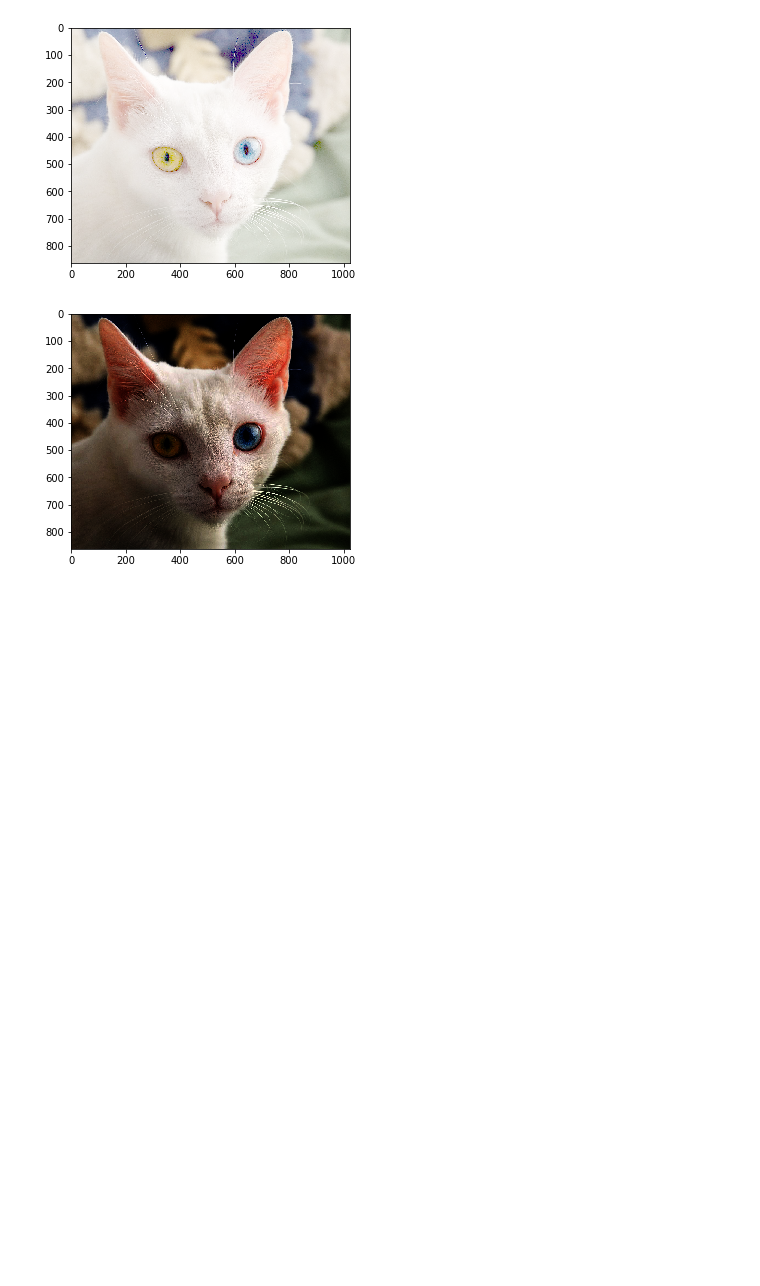
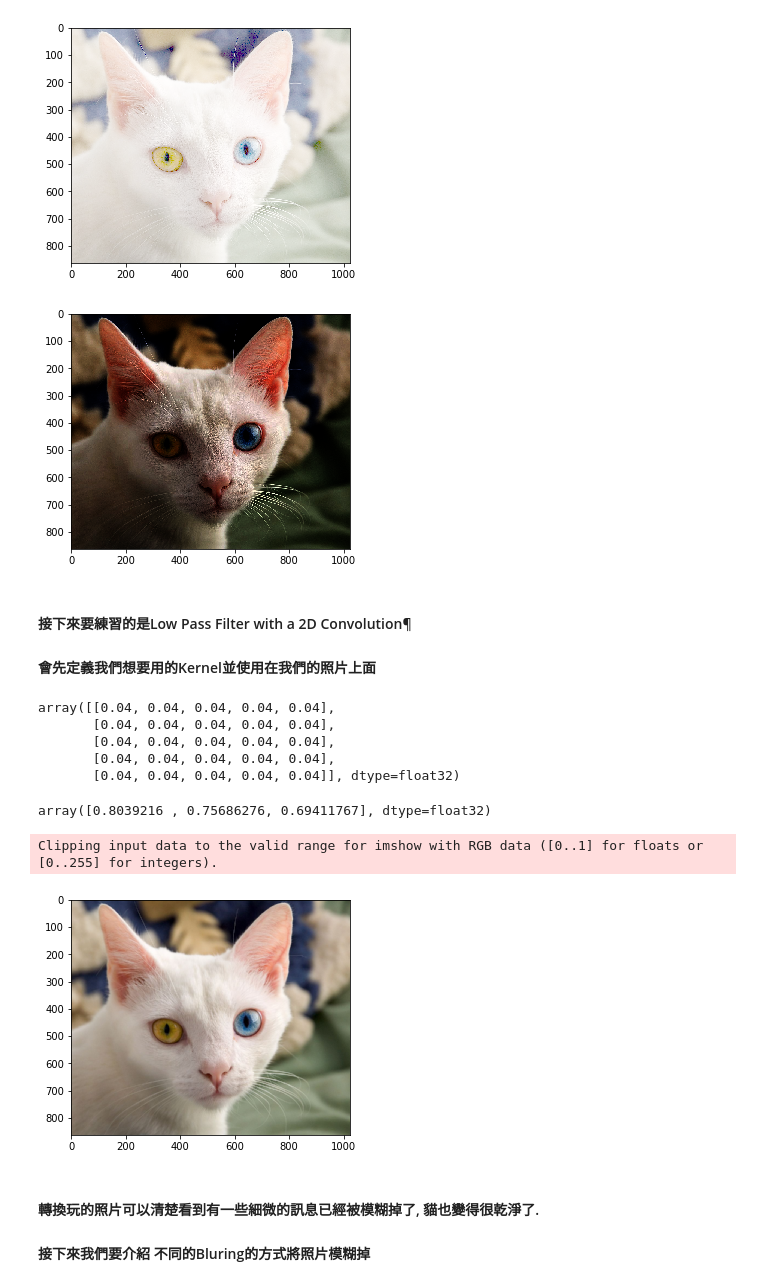
Before and after one commit to WillyLIFEexp/Learning_OPENCV, a Jupyter notebook: Part_3/Blurring_Smoothing.ipynb, the cells around one changed output. Cells and saved outputs as stored; diff of their text form; code cells hidden in the pictures; blank space fills up the shorter version.

```diff
--- a/Part_3/Blurring_Smoothing.ipynb
+++ b/Part_3/Blurring_Smoothing.ipynb
@@ -38,3 +38,36 @@ effected_img = np.power(img,gamma)
 display(effected_img)
 # %% [output]
 [figure]
+# %% [markdown]
+#### 接下來要練習的是Low Pass Filter with a 2D Convolution¶
+#### 會先定義我們想要用的Kernel並使用在我們的照片上面
+# %%
+our_kernel = np.ones(shape=(5,5),dtype=np.float32)/25
+our_kernel
+# %% [output]
+array([[0.04, 0.04, 0.04, 0.04, 0.04],
+       [0.04, 0.04, 0.04, 0.04, 0.04],
+       [0.04, 0.04, 0.04, 0.04, 0.04],
+       [0.04, 0.04, 0.04, 0.04, 0.04],
+       [0.04, 0.04, 0.04, 0.04, 0.04]], dtype=float32)
+# %%
+# 將照片讀進來
+img = load()
+# 等等將要看差異
+img[0][0]
+# %% [output]
+array([0.8039216 , 0.75686276, 0.69411767], dtype=float32)
+# %%
+# 對照片複製, 這樣等等比較不會搞混
+img_c = img.copy()
+# %%
+# 透過CV2.filter23 的功能將我們剛剛定義的kernel與我們想要模糊的照片丟進去
+# 這邊需要了解的是關於 ddepth 參數.
+b_img = cv2.filter2D(img_c,-1,our_kernel)
+display(b_img)
+# %% [output]
+Clipping input data to the valid range for imshow with RGB data ([0..1] for floats or [0..255] for integers).
+[figure, added]
+# %% [markdown]
+#### 轉換玩的照片可以清楚看到有一些細微的訊息已經被模糊掉了, 貓也變得很乾淨了.
+#### 接下來我們要介紹 不同的Bluring的方式將照片模糊掉
```
Also changed, not shown: parts of 12 cells of this notebook, 3 other files.
